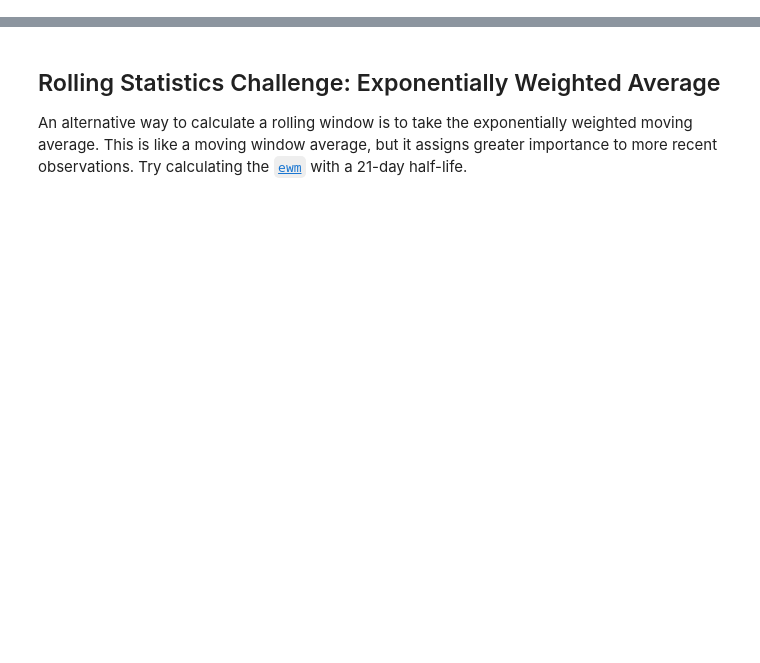
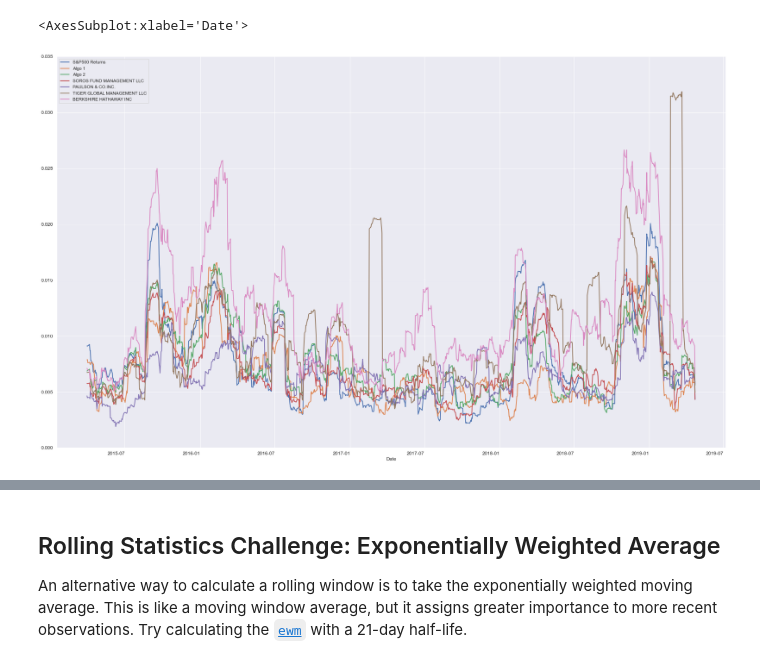
Before and after one commit to dreamscape08/Coursework, a Jupyter notebook: 00MySandbox/projectsmine/04-Pandas/Instructions/Starter_Code/Resources/sticktotheinstructionsonly.ipynb, the cells around one changed output, grey strips where cells are left out. Saved outputs shown, nothing was run; the diff lists cells and outputs as text; code cells hidden in the pictures; blank space fills up the shorter version.

```diff
--- a/00MySandbox/projectsmine/04-Pandas/Instructions/Starter_Code/Resources/sticktotheinstructionsonly.ipynb
+++ b/00MySandbox/projectsmine/04-Pandas/Instructions/Starter_Code/Resources/sticktotheinstructionsonly.ipynb
@@ -270,0 +219,18 @@ df.plot(kind='line').legend(['Algo 1', 'Algo 2', 'SOROS FUND MANAGEMENT LLC',
+# %%
+# Calculate the rolling standard deviation for all portfolios using a 21-day window
+roll_twenty_one=combined_rtns.rolling(window=21).std().dropna()
+# Plot the rolling standard deviation
+roll_twenty_one.plot(
+              kind='line'
+            , figsize=(30,20)
+            , grid=True
+            #, subplots=True
+            , fontsize=12
+            , ylim=[0,.035]
+            , rot=360
+            , lw=2
+            #, color=['r','b','b','g','g','g','g']
+        )
+# %% [output]
+<AxesSubplot:xlabel='Date'>
+[figure, added]
```
Also changed, not shown: parts of 72 cells of this notebook, 1 other file.
